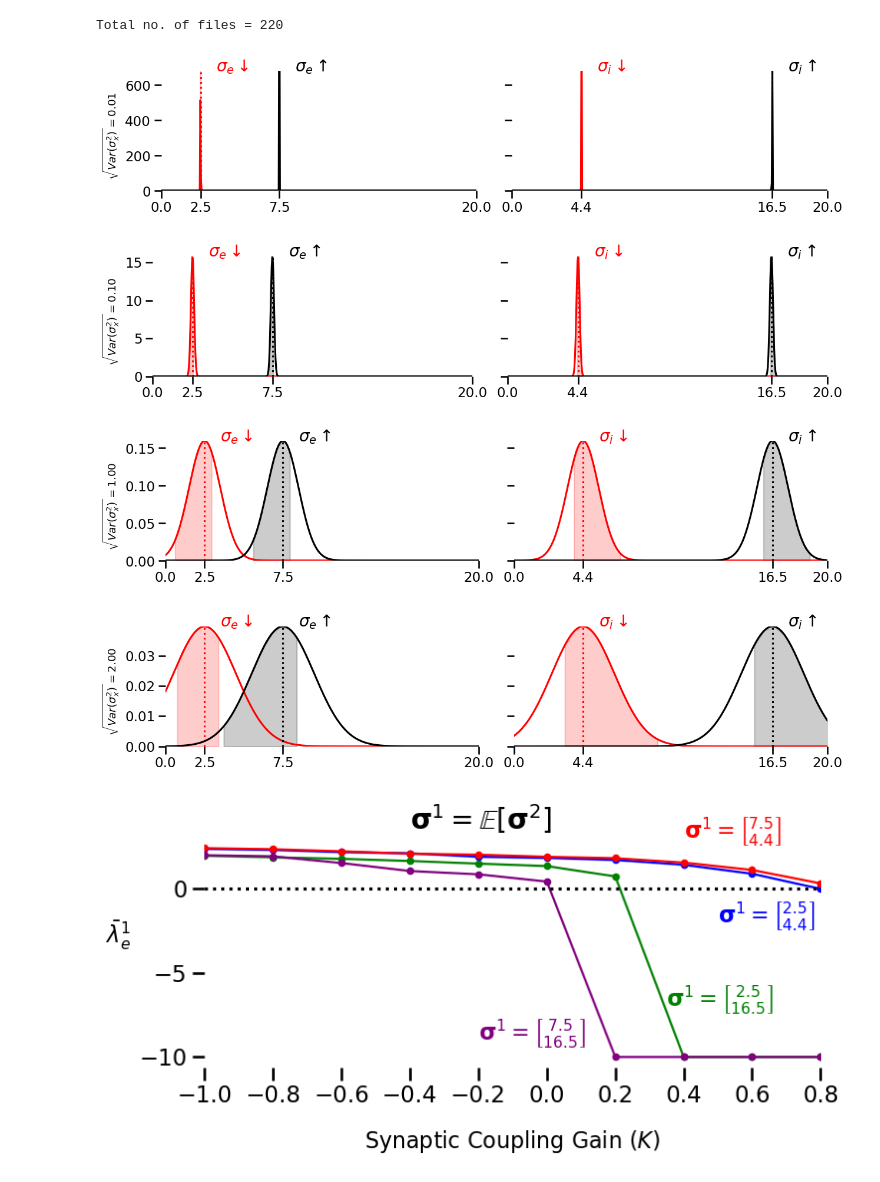
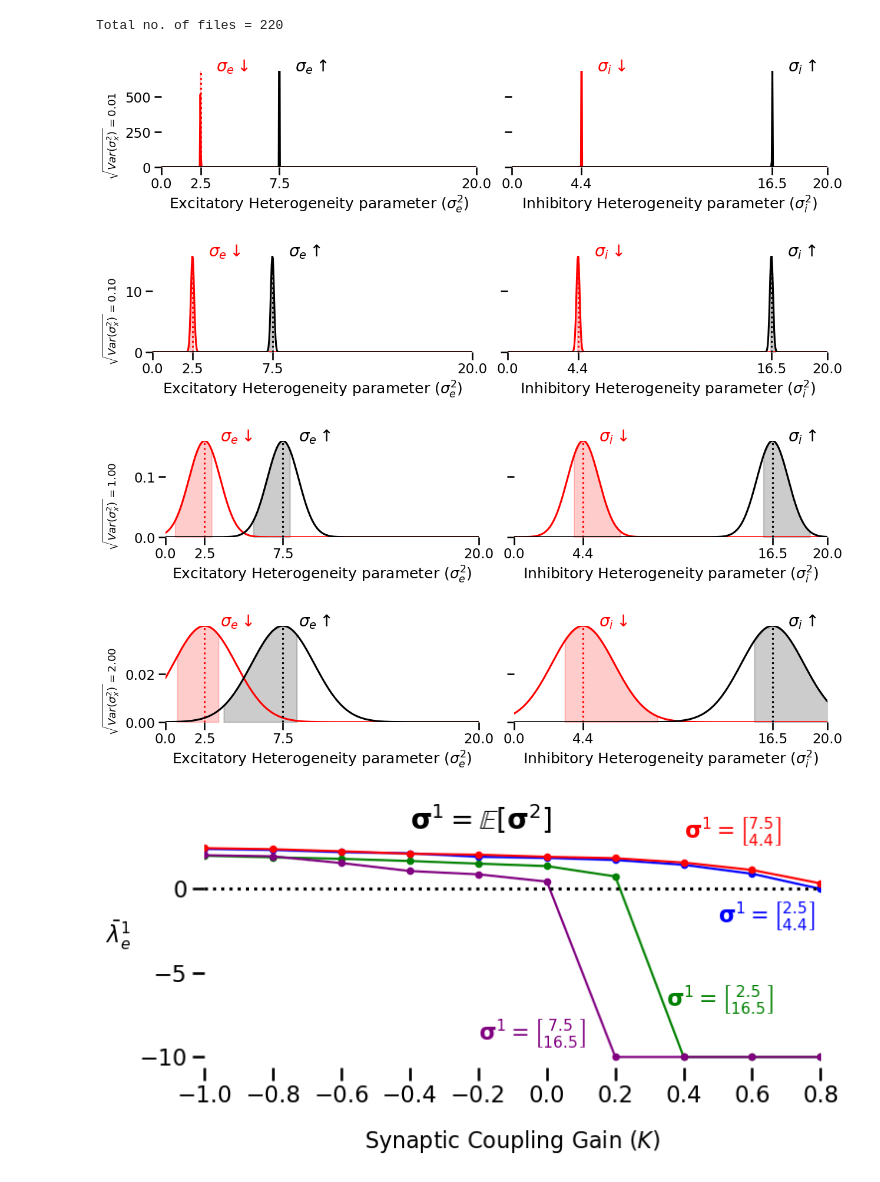
Before and after one commit to Kalana304/MAScResearch, a Jupyter notebook: network_modeling/two_node_system/figGeneration/lyapunov_analysis_system03.ipynb, the cells around one changed output. Drawn from its saved outputs; the diff is of its cells as text; code cells hidden in the pictures.

```diff
--- a/network_modeling/two_node_system/figGeneration/lyapunov_analysis_system03.ipynb
+++ b/network_modeling/two_node_system/figGeneration/lyapunov_analysis_system03.ipynb
@@ -92,37 +92,39 @@ for _sigvar in sigVar:
         y_max = max(normdistribution(weights, seVals[i], _sigvar))
 
     for i in range(siSteps):
         if i == 1:
             continue
         _sampledw = sigi_node2[0, i, :]
         _sampledw = np.linspace(min(_sampledw), max(_sampledw), 10)
         _samplew_prob = normdistribution(_sampledw, siVals[i], _sigvar)
         axs[1].plot(weights, normdistribution(weights, siVals[i], _sigvar), color=COLORS[i//2])
         axs[1].fill_between(_sampledw, _samplew_prob, color=COLORS[i//2], alpha=0.2)
         axs[1].axvline(siVals[i], color=COLORS[i//2], linestyle=":")
 
         axs[1].set_xlim(0, 20)
         axs[1].set_xticks([0, 4.4, 16.5, 20])
         axs[1].set_ylim(0, max(normdistribution(weights, siVals[i], _sigvar)))
         y_max = max(normdistribution(weights, siVals[i], _sigvar))
 
     for pos in ["right", "left", "top", "bottom"]:
         axs[0].spines[pos].set_visible(False)
         axs[1].spines[pos].set_visible(False)
 
     axs[0].text(seVals[0] + 1, y_max, r"$\sigma_e \downarrow$", color='r', fontsize=20)
     axs[0].text(seVals[1] + 1, y_max, r"$\sigma_e \uparrow$", color='k', fontsize=20)
     axs[1].text(siVals[0] + 1, y_max, r"$\sigma_i \downarrow$", color='r', fontsize=20)
     axs[1].text(siVals[2] + 1, y_max, r"$\sigma_i \uparrow$", color='k', fontsize=20)
 
+    axs[0].set_xlabel(r"Excitatory Heterogeneity parameter $(\sigma_e^2)$")
+    axs[1].set_xlabel(r"Inhibitory Heterogeneity parameter $(\sigma_i^2)$")
     fig.supylabel(r"$\sqrt{Var(\sigma_x^2)} = $" + f"{_sigvar:.2f}")
     plt.tight_layout()
     plt.savefig(os.path.join(figureroot, f"samplingdistribution_var_{_sigvar:.2f}.png"), dpi=300, bbox_inches="tight")
 # %% [output]
-[figure, old version]
+[figure, new version]
-[figure, old version]
+[figure, new version]
-[figure, old version]
+[figure, new version]
-[figure, old version]
+[figure, new version]
 # %%
 _temp = []
 _sortpaths = []
```
Also changed, not shown: parts of 11 cells of this notebook, 1 other file.
